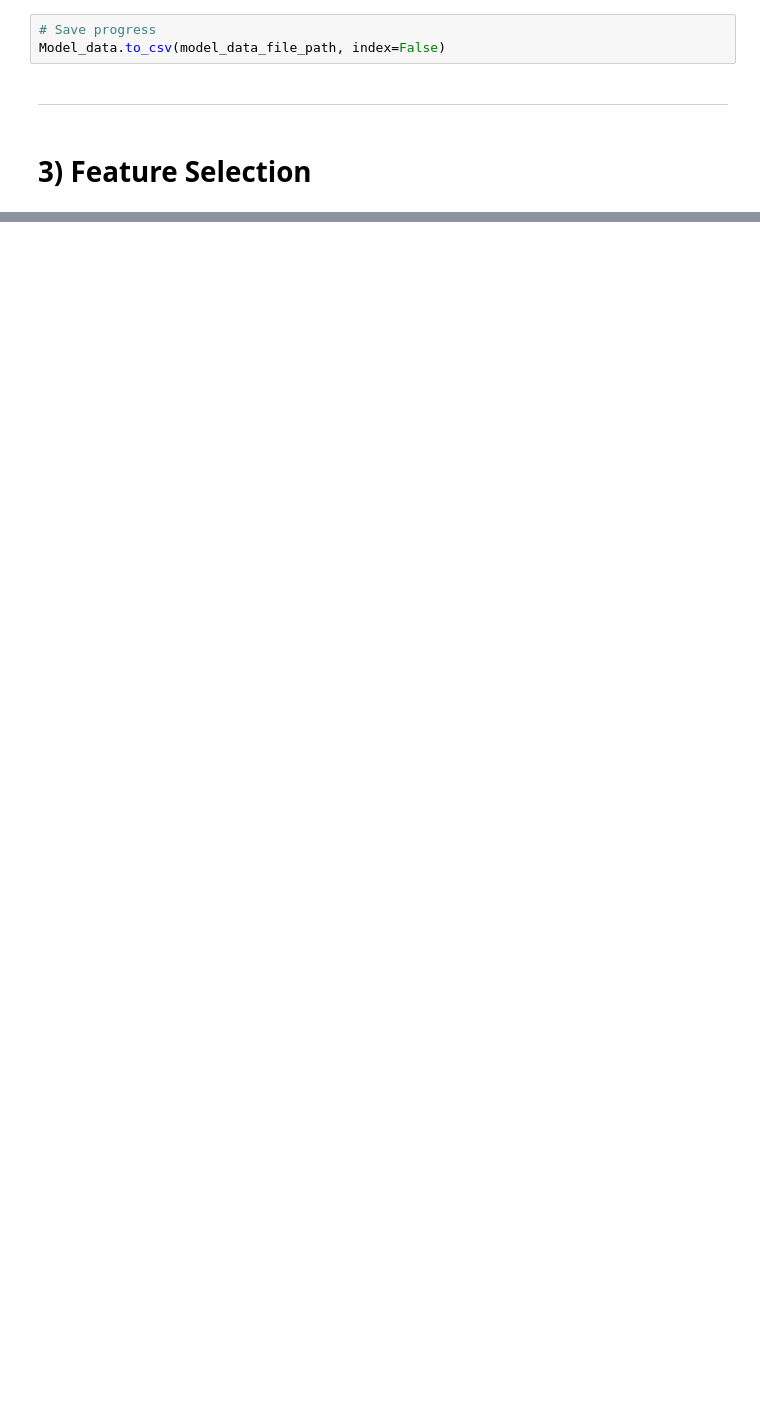
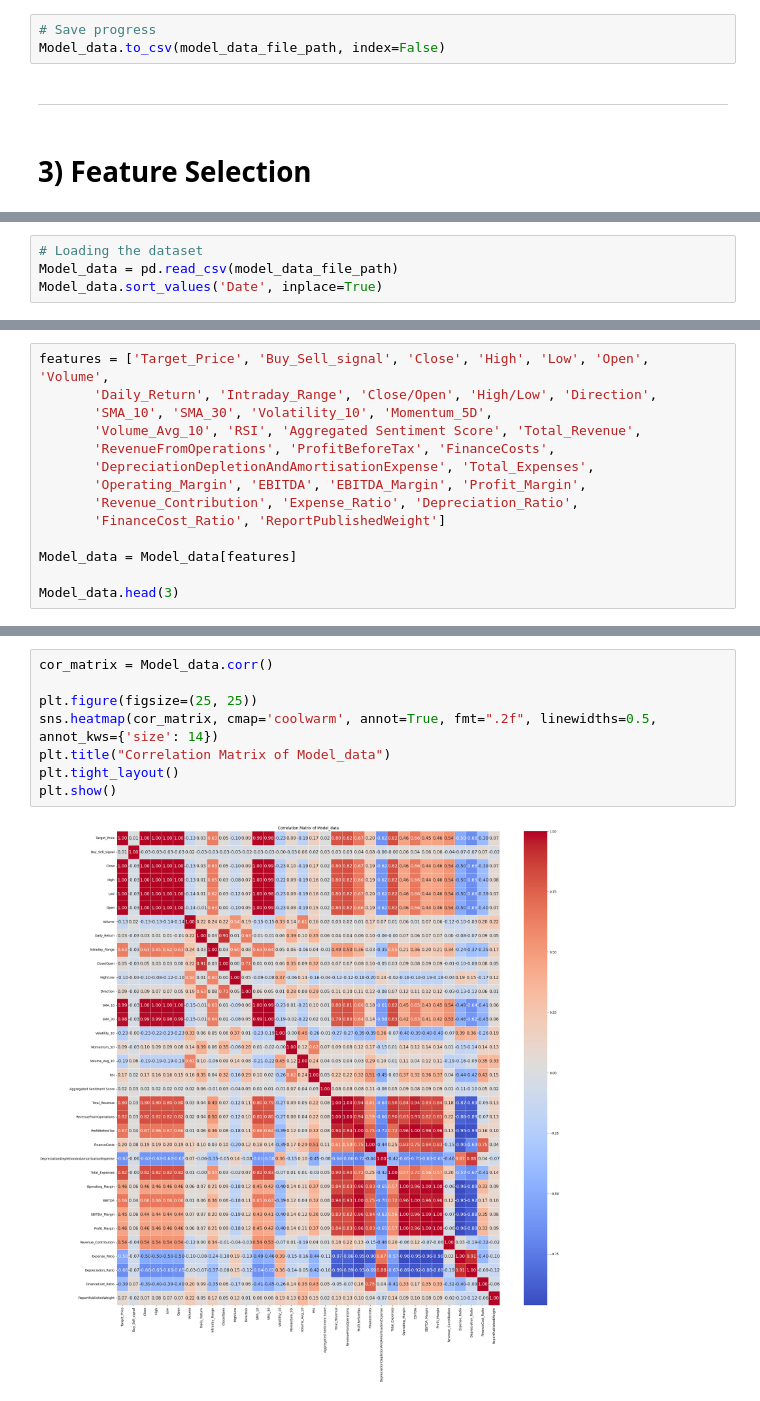
Before and after one commit to KaranSharma-007/Python-Finance, a Jupyter notebook: Main.ipynb, the cells around one changed output, grey strips where cells are left out. Cells and saved outputs as stored; diff of their text form; blank space fills up the shorter version.

```diff
--- a/Main.ipynb
+++ b/Main.ipynb
@@ -433,0 +464,4 @@ Model_data.head(3)
+# %%
+# Loading the dataset
+Model_data = pd.read_csv(model_data_file_path)
+Model_data.sort_values('Date', inplace=True)
@@ -433,0 +488,14 @@ Model_data.head(3)
+# %%
+features = ['Target_Price', 'Buy_Sell_signal', 'Close', 'High', 'Low', 'Open', 'Volume',
+       'Daily_Return', 'Intraday_Range', 'Close/Open', 'High/Low', 'Direction',
+       'SMA_10', 'SMA_30', 'Volatility_10', 'Momentum_5D',
+       'Volume_Avg_10', 'RSI', 'Aggregated Sentiment Score', 'Total_Revenue',
+       'RevenueFromOperations', 'ProfitBeforeTax', 'FinanceCosts',
+       'DepreciationDepletionAndAmortisationExpense', 'Total_Expenses',
+       'Operating_Margin', 'EBITDA', 'EBITDA_Margin', 'Profit_Margin',
+       'Revenue_Contribution', 'Expense_Ratio', 'Depreciation_Ratio',
+       'FinanceCost_Ratio', 'ReportPublishedWeight']
+
+Model_data = Model_data[features]
+
+Model_data.head(3)
@@ -433,0 +510,10 @@ Model_data.head(3)
+# %%
+cor_matrix = Model_data.corr()
+
+plt.figure(figsize=(25, 25))
+sns.heatmap(cor_matrix, cmap='coolwarm', annot=True, fmt=".2f", linewidths=0.5, annot_kws={'size': 14})
+plt.title("Correlation Matrix of Model_data")
+plt.tight_layout()
+plt.show()
+# %% [output]
+[figure, added]
```
Also changed, not shown: parts of 54 cells of this notebook, 7 other files.
